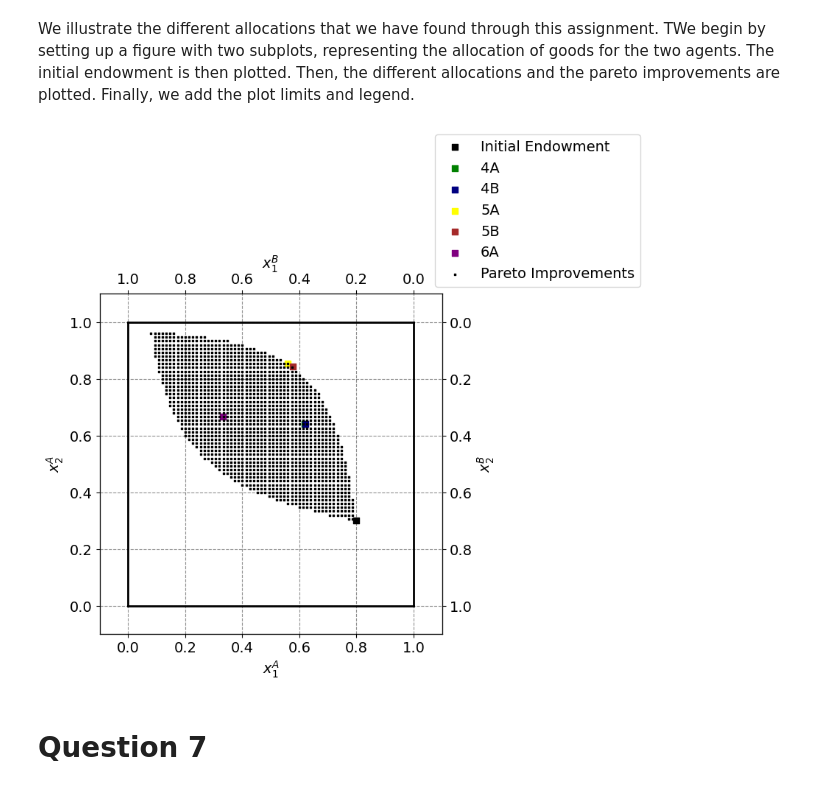
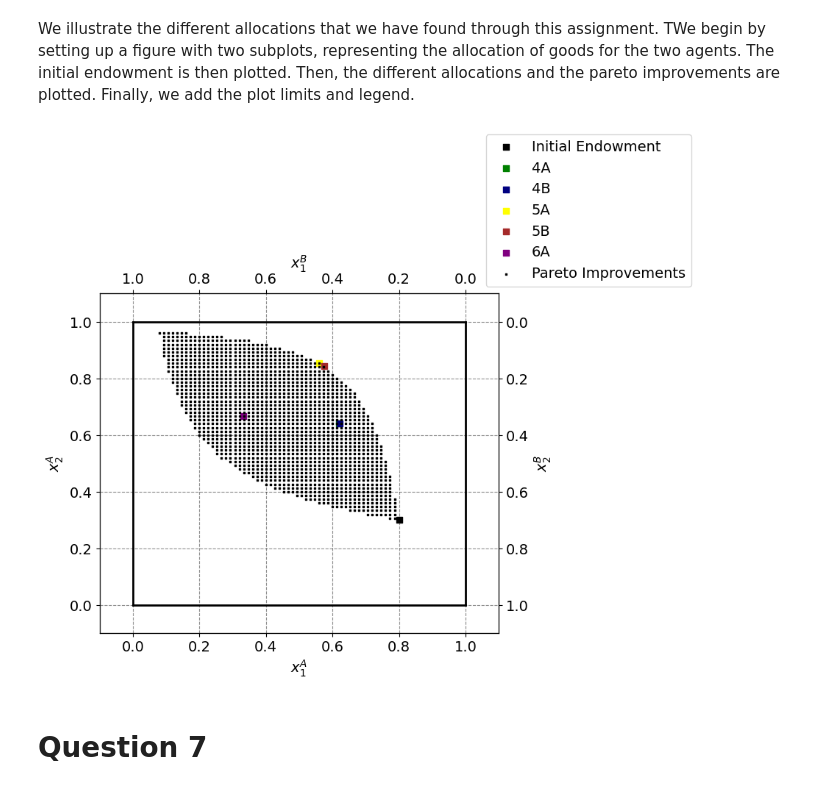
Before and after one commit to NumEconCopenhagen/projects-2024-malik-og-mads, a Jupyter notebook: inauguralproject/InauguralProject2024.ipynb, the cells around one changed output. Saved outputs shown, nothing was run; the diff lists cells and outputs as text; code cells hidden in the pictures.

```diff
--- a/inauguralproject/InauguralProject2024.ipynb
+++ b/inauguralproject/InauguralProject2024.ipynb
@@ -419,7 +419,7 @@ total_endowment_x1 = 1.0
 total_endowment_x2 = 1.0
 
 # Setting up the figure
-fig = plt.figure(frameon=False, figsize=(6, 6), dpi=100)
+fig = plt.figure(frameon=False, figsize=(7, 6), dpi=100)
 ax_A = fig.add_subplot(1, 1, 1)
 ax_A.set_xlabel("$x_1^A$")
 ax_A.set_ylabel("$x_2^A$")
@@ -428,35 +428,35 @@ temp.set_ylabel("$x_2^B$")
 ax_B = temp.twiny()
 ax_B.set_xlabel("$x_1^B$")
 
 # Plotting initial endowment
 ax_A.scatter(par.w1A, par.w2A, marker='s', color='black', label='Initial Endowment')
 
 # Plotting the different allocations
 ax_A.scatter(best_results["Allocation of Good 1 for Agent A"], best_results["Allocation of Good 2 for Agent A"],
              marker='s', color='green', label='4A')
 ax_A.scatter(iteration_4b_results["Optimal xA1"], iteration_4b_results["Optimal xA2"],
              marker='s', color='navy', label='4B')
 ax_A.scatter(allo_a1, allo_a2, marker='s', color='yellow', label='5A')
 ax_A.scatter(opti_x1a, opti_x2a, marker='s', color='brown', label='5B')
 ax_A.scatter(0.333, 0.667, marker='s', color='purple', label='6A')
 ax_A.scatter(x, y, marker='s', color='black', label='Pareto Improvements', s=0.8)
 
 # Plotting limits
 ax_A.plot([0, total_endowment_x1], [0, 0], lw=2, color='black')
 ax_A.plot([0, total_endowment_x1], [total_endowment_x2, total_endowment_x2], lw=2, color='black')
 ax_A.plot([0, 0], [0, total_endowment_x2], lw=2, color='black')
 ax_A.plot([total_endowment_x1, total_endowment_x1], [0, total_endowment_x2], lw=2, color='black')
 ax_A.set_xlim([-0.1, total_endowment_x1 + 0.1])
 ax_A.set_ylim([-0.1, total_endowment_x2 + 0.1])
 ax_B.set_xlim([total_endowment_x1 + 0.1, -0.1])
 ax_B.set_ylim([total_endowment_x2 + 0.1, -0.1])
 
 # Add legend
-ax_A.legend(frameon=True, loc='lower right', bbox_to_anchor=(1.6, 1.0))
+ax_A.legend(frameon=True, loc='lower right', bbox_to_anchor=(1.5, 1.0))
 
 plt.show()
 # %% [output]
-[figure, old version]
+[figure, new version]
 # %% [markdown]
 # Question 7
 # %% [markdown]
```
